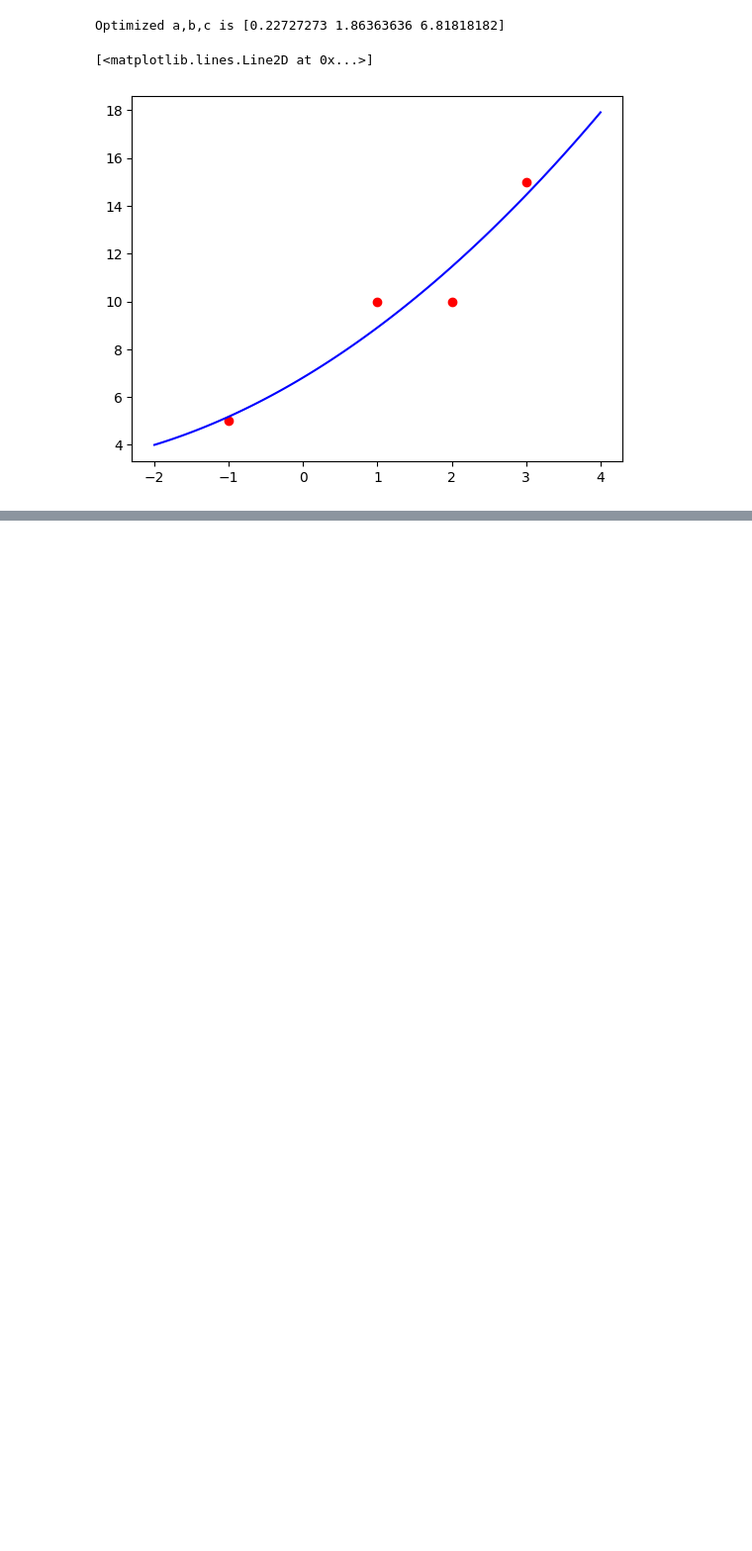
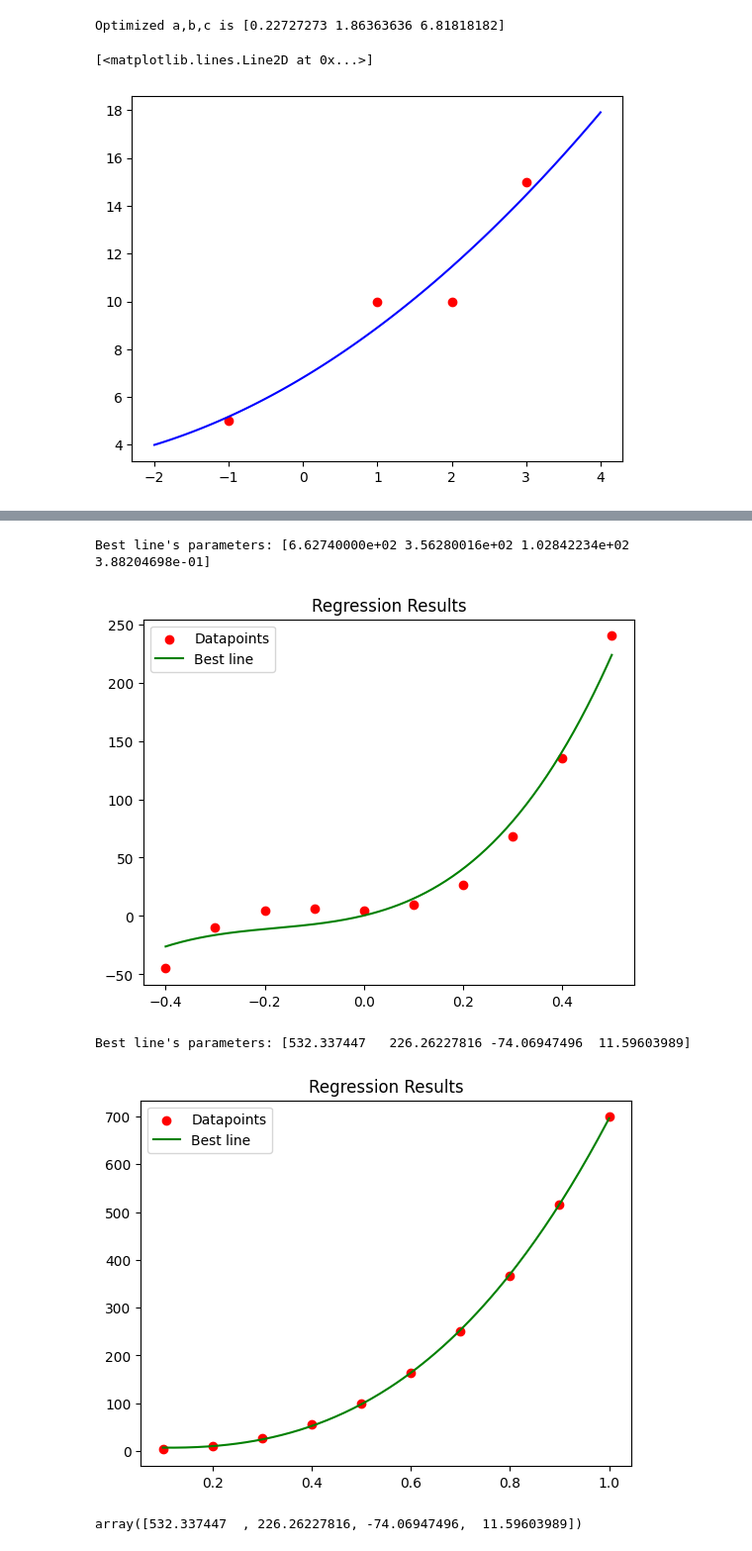
Before and after one commit to GWSuryaYT/ML-Practice, a Jupyter notebook: regression-gradient-decent.ipynb, the cells around one changed output, grey strips where cells are left out. Shown at 99% size. Cells and saved outputs as stored; diff of their text form; code cells hidden in the pictures; blank space fills up the shorter version.

Commit message:
tried a new question of regression GD

```diff
--- a/regression-gradient-decent.ipynb
+++ b/regression-gradient-decent.ipynb
@@ -200,0 +205,79 @@ Optimized a,b,c is [0.22727273 1.86363636 6.81818182]
+# %%
+import numpy as np
+import matplotlib.pyplot as plt
+
+x = [-4,-3,-2,-1,0,1,2,3,4,5]
+x = [i/10 for i in x]
+y = [-45,-10,5,6,5,10,27,68,135,240]
+
+x1 = [1,2,3,4,5,6,7,8,9,10]
+x1 = [i/10 for i in x1]
+y1 = [3,11,27,55,99,163,251,367,515,699]
+
+def regression_worker(x:list,y:list):
+
+    plt.scatter(x,y, color='Red', label='Datapoints')
+
+    w = [0,0,0,0] # a , b , c , d
+    tol = 1e-6
+    alpha = 0.01
+    k = 0
+    max_iter = 10000
+    m = len(x)
+
+    while max_iter>k:
+
+        #now again we need directions first :D
+        #thus we need gradient for gradient we need the partial derivatives for that we need what?
+        # ofc their inside summations:
+
+        summation_of_error_a =0
+        summation_of_error_b =0
+        summation_of_error_c =0
+        summation_of_error_d =0
+
+        for i in range(m):
+
+            current_error = (y[i] - w[0]*(x[i]**3) - w[1]*(x[i]**2) - w[2]*(x[i]**1) - w[3])
+
+            summation_of_error_a = summation_of_error_a + (current_error * x[i]**3)
+            summation_of_error_b = summation_of_error_b + (current_error * x[i]**2)
+            summation_of_error_c = summation_of_error_c + (current_error * x[i])
+            summation_of_error_d = summation_of_error_d + current_error
+
+        partial_derivative_a = -2 * summation_of_error_a
+        partial_derivative_b = -2 * summation_of_error_b
+        partial_derivative_c = -2 * summation_of_error_c
+        partial_derivative_d = -2 * summation_of_error_d
+
+        gradient = np.array([partial_derivative_a, partial_derivative_b, partial_derivative_c, partial_derivative_d])
+
+        # we got our gradient:
+        direction = - gradient
+
+        new_pos = w + (alpha * direction)
+
+        w = new_pos
+
+        k +=1
+
+    print(f"Best line's parameters: {w}")
+
+    X = np.linspace(min(x), max(x), 200)
+    Y = w[0]*(X**3) + w[1]*(X**2) + w[2]*X + w[3]
+
+    plt.plot(X,Y, color = 'Green', label = 'Best line')
+    plt.title('Regression Results')
+    plt.legend()
+    plt.show()
+
+    return w
+
+regression_worker(x= x, y= y)
+regression_worker(x = x1, y = y1)
+# %% [output]
+Best line's parameters: [6.62740000e+02 3.56280016e+02 1.02842234e+02 3.88204698e-01]
+[figure, added]
+Best line's parameters: [532.337447   226.26227816 -74.06947496  11.59603989]
+[figure, added]
+array([532.337447  , 226.26227816, -74.06947496,  11.59603989])
```
Also changed, not shown: parts of 2 cells of this notebook.
